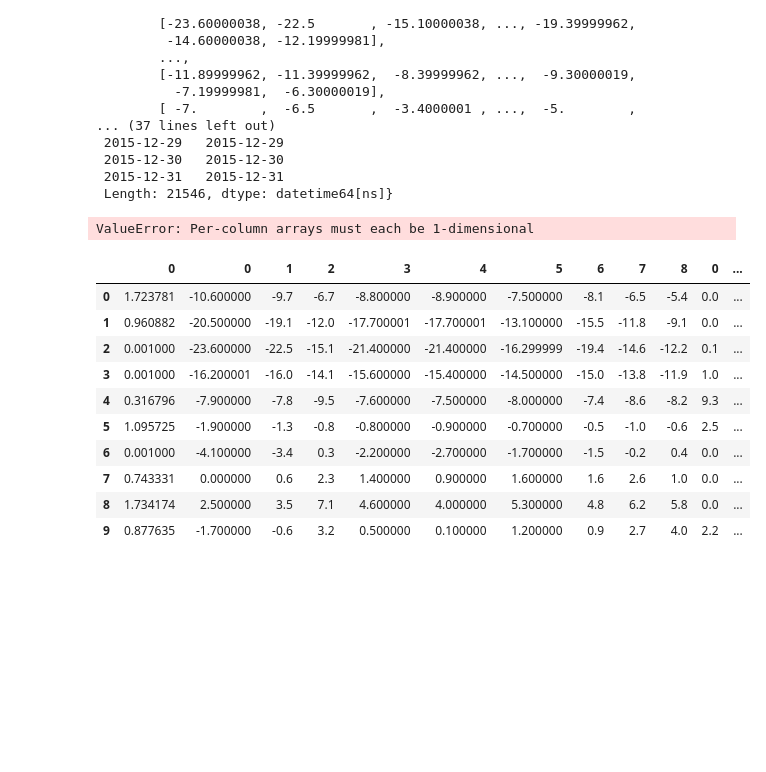
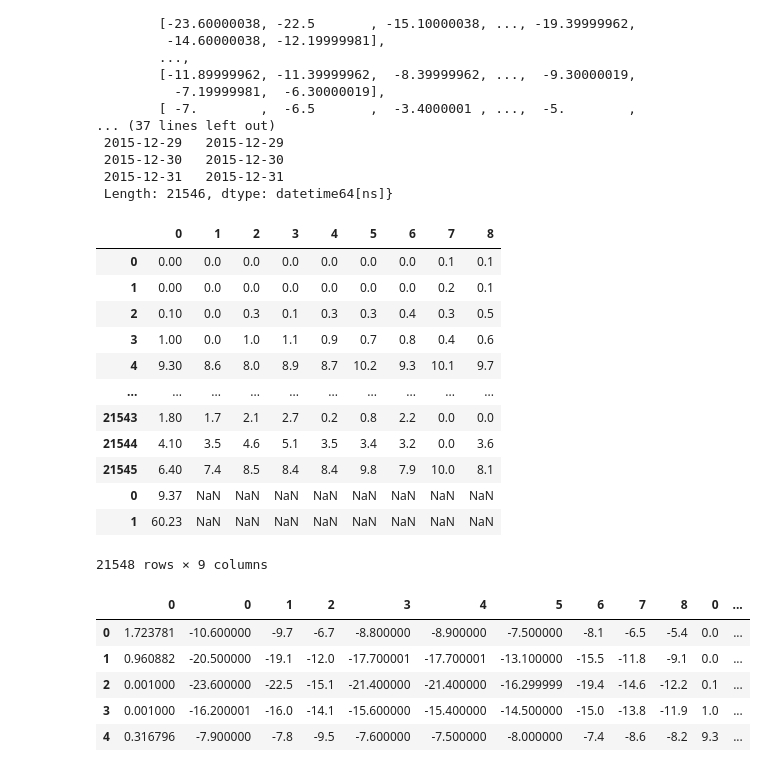
Before and after one commit to WizenPainter/reto-ma2007b, a Jupyter notebook: test.ipynb, the cells around one changed output. Drawn from its saved outputs; the diff is of its cells as text; code cells hidden in the pictures; blank space fills up the shorter version.

```diff
--- a/test.ipynb
+++ b/test.ipynb
@@ -42,5 +42 @@ data = pd.concat([data, df5], axis=1, join='inner')
 # data = pd.concat([data, df6], axis=1, join='inner')
-# %%
-dat = pd.DataFrame(df)
-# %% [output]
-ValueError: Per-column arrays must each be 1-dimensional
@@ -47,14 +45,25 @@ ValueError: Per-column arrays must each be 1-dimensional
+# %%
+test
+# %% [output]
+|  | 0 | 1 | 2 | 3 | 4 | 5 | 6 | 7 | 8 |
+| 0 | 0.00 | 0.0 | 0.0 | 0.0 | 0.0 | 0.0 | 0.0 | 0.1 | 0.1 |
+| 1 | 0.00 | 0.0 | 0.0 | 0.0 | 0.0 | 0.0 | 0.0 | 0.2 | 0.1 |
+| 2 | 0.10 | 0.0 | 0.3 | 0.1 | 0.3 | 0.3 | 0.4 | 0.3 | 0.5 |
+| 3 | 1.00 | 0.0 | 1.0 | 1.1 | 0.9 | 0.7 | 0.8 | 0.4 | 0.6 |
+| 4 | 9.30 | 8.6 | 8.0 | 8.9 | 8.7 | 10.2 | 9.3 | 10.1 | 9.7 |
+| ... | ... | ... | ... | ... | ... | ... | ... | ... | ... |
+| 21543 | 1.80 | 1.7 | 2.1 | 2.7 | 0.2 | 0.8 | 2.2 | 0.0 | 0.0 |
+| 21544 | 4.10 | 3.5 | 4.6 | 5.1 | 3.5 | 3.4 | 3.2 | 0.0 | 3.6 |
+| 21545 | 6.40 | 7.4 | 8.5 | 8.4 | 8.4 | 9.8 | 7.9 | 10.0 | 8.1 |
+| 0 | 9.37 | NaN | NaN | NaN | NaN | NaN | NaN | NaN | NaN |
+| 1 | 60.23 | NaN | NaN | NaN | NaN | NaN | NaN | NaN | NaN |
+21548 rows × 9 columns
 # %%
-data.head(10)
+data.head()
 # %% [output]
 |  | 0 | 0 | 1 | 2 | 3 | 4 | 5 | 6 | 7 | 8 | 0 | ... |
 | 0 | 1.723781 | -10.600000 | -9.7 | -6.7 | -8.800000 | -8.900000 | -7.500000 | -8.1 | -6.5 | -5.4 | 0.0 | ... |
 | 1 | 0.960882 | -20.500000 | -19.1 | -12.0 | -17.700001 | -17.700001 | -13.100000 | -15.5 | -11.8 | -9.1 | 0.0 | ... |
 | 2 | 0.001000 | -23.600000 | -22.5 | -15.1 | -21.400000 | -21.400000 | -16.299999 | -19.4 | -14.6 | -12.2 | 0.1 | ... |
 | 3 | 0.001000 | -16.200001 | -16.0 | -14.1 | -15.600000 | -15.400000 | -14.500000 | -15.0 | -13.8 | -11.9 | 1.0 | ... |
 | 4 | 0.316796 | -7.900000 | -7.8 | -9.5 | -7.600000 | -7.500000 | -8.000000 | -7.4 | -8.6 | -8.2 | 9.3 | ... |
-| 5 | 1.095725 | -1.900000 | -1.3 | -0.8 | -0.800000 | -0.900000 | -0.700000 | -0.5 | -1.0 | -0.6 | 2.5 | ... |
-| 6 | 0.001000 | -4.100000 | -3.4 | 0.3 | -2.200000 | -2.700000 | -1.700000 | -1.5 | -0.2 | 0.4 | 0.0 | ... |
-| 7 | 0.743331 | 0.000000 | 0.6 | 2.3 | 1.400000 | 0.900000 | 1.600000 | 1.6 | 2.6 | 1.0 | 0.0 | ... |
-| 8 | 1.734174 | 2.500000 | 3.5 | 7.1 | 4.600000 | 4.000000 | 5.300000 | 4.8 | 6.2 | 5.8 | 0.0 | ... |
-| 9 | 0.877635 | -1.700000 | -0.6 | 3.2 | 0.500000 | 0.100000 | 1.200000 | 0.9 | 2.7 | 4.0 | 2.2 | ... |
```
Also changed, not shown: parts of 2 cells of this notebook, 1 other file.
